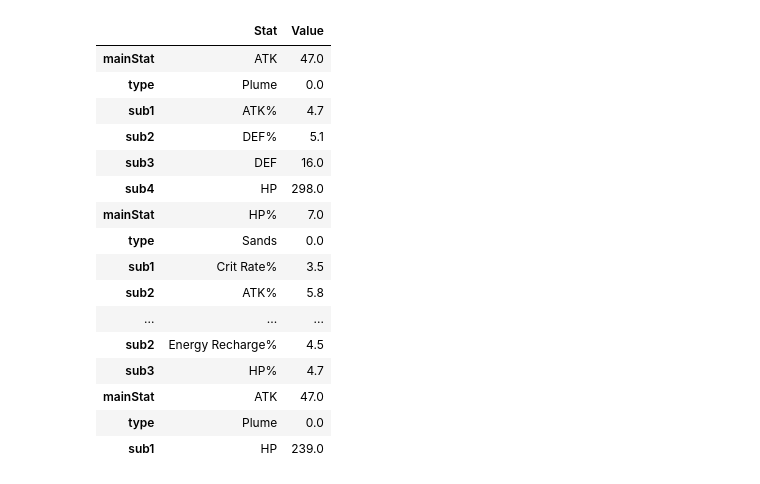
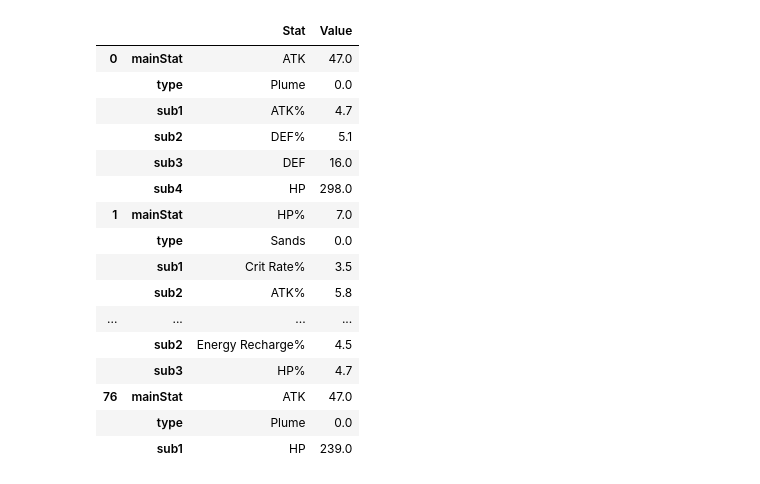
Before and after one commit to OussamaS88/Artifact-Simulator, a Jupyter notebook: testing.ipynb, the cells around one changed output. Saved outputs shown, nothing was run; the diff lists cells and outputs as text; code cells hidden in the pictures.

Commit message:
created dataframe from dataframes + multi-index

```diff
--- a/testing.ipynb
+++ b/testing.ipynb
@@ -1,25 +1,26 @@
 # %%
 import artifact
 import pandas as pd
 
 pd.set_option("display.max_rows", None, "display.max_columns", None)
-k = pd.concat(artifact.retrieveArtifact())
-k
+z =artifact.retrieveArtifact()
+j = pd.concat(z, keys=range(len(z)))
+j
 # %% [output]
-|  | Stat | Value |
-| mainStat | ATK | 47.0 |
-| type | Plume | 0.0 |
-| sub1 | ATK% | 4.7 |
-| sub2 | DEF% | 5.1 |
-| sub3 | DEF | 16.0 |
-| sub4 | HP | 298.0 |
-| mainStat | HP% | 7.0 |
-| type | Sands | 0.0 |
-| sub1 | Crit Rate% | 3.5 |
-| sub2 | ATK% | 5.8 |
-| ... | ... | ... |
-| sub2 | Energy Recharge% | 4.5 |
-| sub3 | HP% | 4.7 |
-| mainStat | ATK | 47.0 |
-| type | Plume | 0.0 |
-| sub1 | HP | 239.0 |
+|  |  | Stat | Value |
+| 0 | mainStat | ATK | 47.0 |
+|  | type | Plume | 0.0 |
+|  | sub1 | ATK% | 4.7 |
+|  | sub2 | DEF% | 5.1 |
+|  | sub3 | DEF | 16.0 |
+|  | sub4 | HP | 298.0 |
+| 1 | mainStat | HP% | 7.0 |
+|  | type | Sands | 0.0 |
+|  | sub1 | Crit Rate% | 3.5 |
+|  | sub2 | ATK% | 5.8 |
+| ... | ... | ... | ... |
+|  | sub2 | Energy Recharge% | 4.5 |
+|  | sub3 | HP% | 4.7 |
+| 76 | mainStat | ATK | 47.0 |
+|  | type | Plume | 0.0 |
+|  | sub1 | HP | 239.0 |
```
